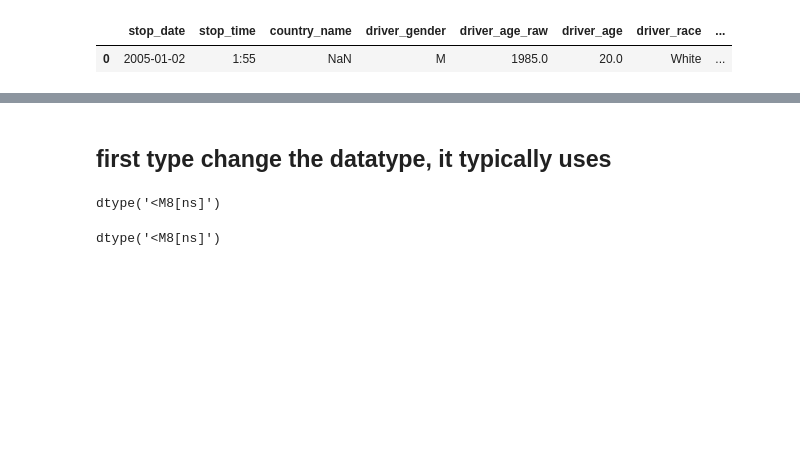
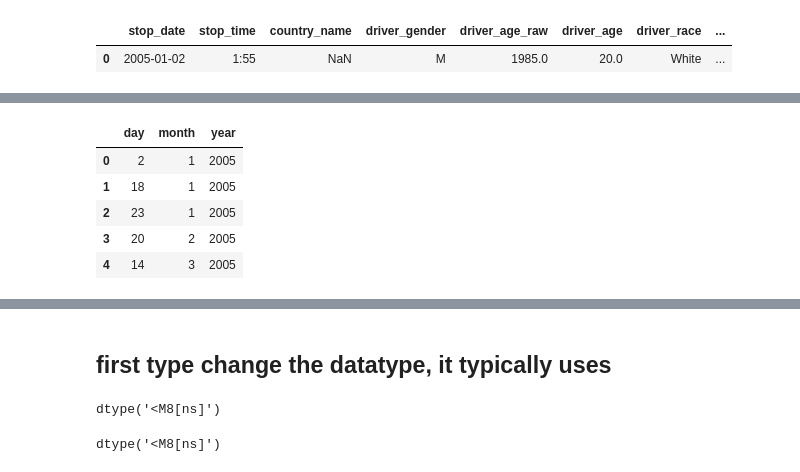
Before and after one commit to Ranjit-Singh-786/pandas-, a Jupyter notebook: datetime series and all tricks.ipynb, the cells around one changed output, grey strips where cells are left out. Saved outputs shown, nothing was run; the diff lists cells and outputs as text; code cells hidden in the pictures; blank space fills up the shorter version.

```diff
--- a/datetime series and all tricks.ipynb
+++ b/datetime series and all tricks.ipynb
@@ -23,0 +44,11 @@ df.head(1)
+# %%
+df[['month','day','year']]=df['stop_date'].str.split('/',expand=True)
+# %%
+df[['day','month','year']].head()
+# %% [output]
+|  | day | month | year |
+| 0 | 2 | 1 | 2005 |
+| 1 | 18 | 1 | 2005 |
+| 2 | 23 | 1 | 2005 |
+| 3 | 20 | 2 | 2005 |
+| 4 | 14 | 3 | 2005 |
```
Also changed, not shown: parts of 17 cells of this notebook, 5 other files.
